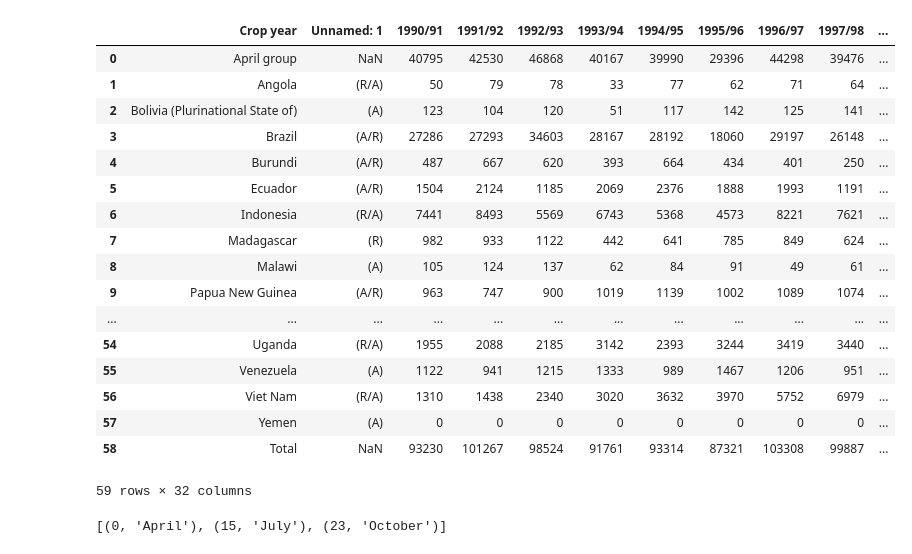
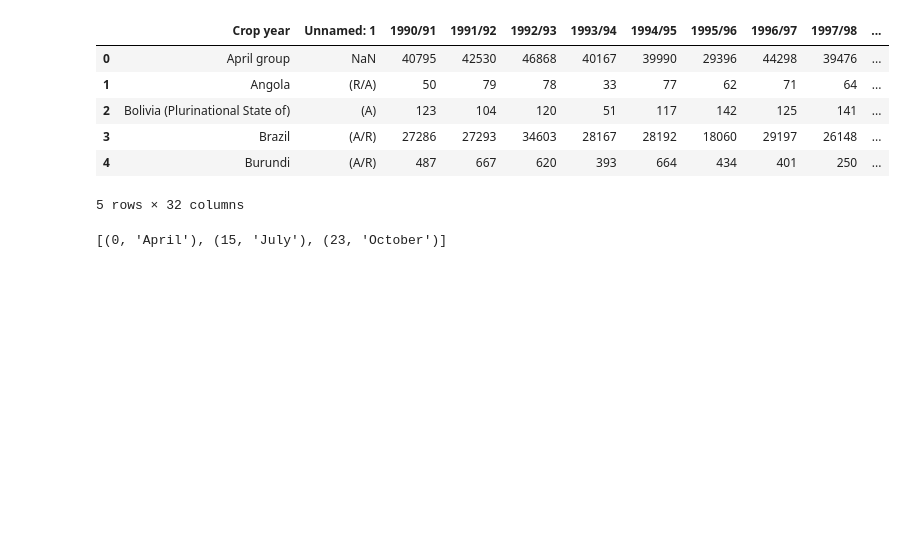
Before and after one commit to hpuma/global-coffee-trade-historical-data, a Jupyter notebook: curation/data_wrangling.ipynb, the cells around one changed output. Saved outputs shown, nothing was run; the diff lists cells and outputs as text; code cells hidden in the pictures; blank space fills up the shorter version.

```diff
--- a/curation/data_wrangling.ipynb
+++ b/curation/data_wrangling.ipynb
@@ -6,26 +6,15 @@ import matplotlib.pyplot as plt
 %matplotlib inline
 # %%
 df = pd.read_csv("../data/total_production_v1.csv")
-df
+df.head()
 # %% [output]
 |  | Crop year | Unnamed: 1 | 1990/91 | 1991/92 | 1992/93 | 1993/94 | 1994/95 | 1995/96 | 1996/97 | 1997/98 | ... |
 | 0 | April group | NaN | 40795 | 42530 | 46868 | 40167 | 39990 | 29396 | 44298 | 39476 | ... |
 | 1 | Angola | (R/A) | 50 | 79 | 78 | 33 | 77 | 62 | 71 | 64 | ... |
 | 2 | Bolivia (Plurinational State of) | (A) | 123 | 104 | 120 | 51 | 117 | 142 | 125 | 141 | ... |
 | 3 | Brazil | (A/R) | 27286 | 27293 | 34603 | 28167 | 28192 | 18060 | 29197 | 26148 | ... |
 | 4 | Burundi | (A/R) | 487 | 667 | 620 | 393 | 664 | 434 | 401 | 250 | ... |
-| 5 | Ecuador | (A/R) | 1504 | 2124 | 1185 | 2069 | 2376 | 1888 | 1993 | 1191 | ... |
-| 6 | Indonesia | (R/A) | 7441 | 8493 | 5569 | 6743 | 5368 | 4573 | 8221 | 7621 | ... |
-| 7 | Madagascar | (R) | 982 | 933 | 1122 | 442 | 641 | 785 | 849 | 624 | ... |
-| 8 | Malawi | (A) | 105 | 124 | 137 | 62 | 84 | 91 | 49 | 61 | ... |
-| 9 | Papua New Guinea | (A/R) | 963 | 747 | 900 | 1019 | 1139 | 1002 | 1089 | 1074 | ... |
-| ... | ... | ... | ... | ... | ... | ... | ... | ... | ... | ... | ... |
-| 54 | Uganda | (R/A) | 1955 | 2088 | 2185 | 3142 | 2393 | 3244 | 3419 | 3440 | ... |
-| 55 | Venezuela | (A) | 1122 | 941 | 1215 | 1333 | 989 | 1467 | 1206 | 951 | ... |
-| 56 | Viet Nam | (R/A) | 1310 | 1438 | 2340 | 3020 | 3632 | 3970 | 5752 | 6979 | ... |
-| 57 | Yemen | (A) | 0 | 0 | 0 | 0 | 0 | 0 | 0 | 0 | ... |
-| 58 | Total | NaN | 93230 | 101267 | 98524 | 91761 | 93314 | 87321 | 103308 | 99887 | ... |
-59 rows × 32 columns
+5 rows × 32 columns
 # %%
 # Remove unnecessary columns
 df = df.drop(columns="Unnamed: 1")
```
Also changed, not shown: parts of 3 cells of this notebook.
